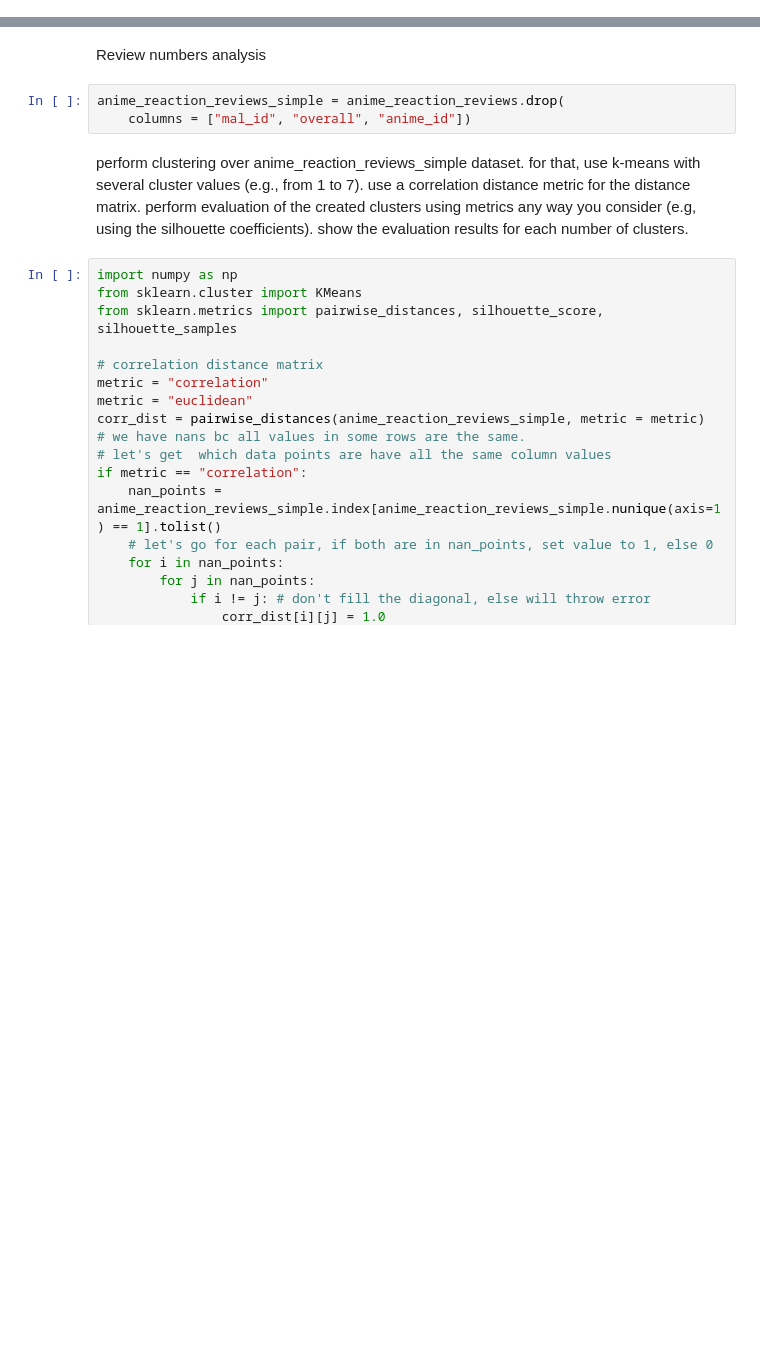
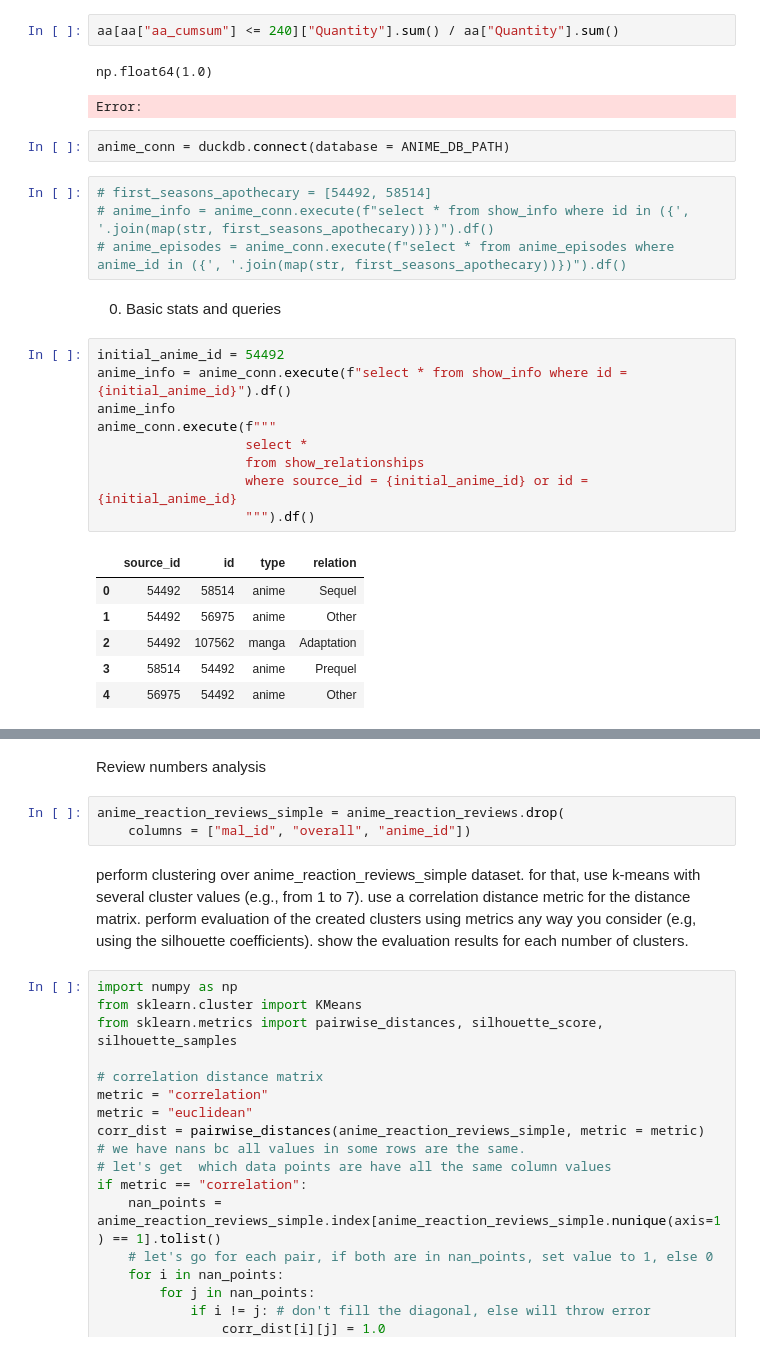
Before and after one commit to GonxaTroll/ds-log-2026, a Jupyter notebook: w04/aa.ipynb, the cells around one changed output, grey strips where cells are left out. Drawn from its saved outputs; the diff is of its cells as text; blank space fills up the shorter version.

```diff
--- a/w04/aa.ipynb
+++ b/w04/aa.ipynb
@@ -40,0 +19,29 @@ except FileNotFoundError:
+# %%
+aa[aa["aa_cumsum"] <= 240]["Quantity"].sum() / aa["Quantity"].sum()
+# %% [output]
+np.float64(1.0)
+Error:
+# %%
+anime_conn = duckdb.connect(database = ANIME_DB_PATH)
+# %%
+# first_seasons_apothecary = [54492, 58514]
+# anime_info = anime_conn.execute(f"select * from show_info where id in ({', '.join(map(str, first_seasons_apothecary))})").df()
+# anime_episodes = anime_conn.execute(f"select * from anime_episodes where anime_id in ({', '.join(map(str, first_seasons_apothecary))})").df()
+# %% [markdown]
+0. Basic stats and queries
+# %%
+initial_anime_id = 54492
+anime_info = anime_conn.execute(f"select * from show_info where id = {initial_anime_id}").df()
+anime_info
+anime_conn.execute(f"""
+                   select *
+                   from show_relationships
+                   where source_id = {initial_anime_id} or id = {initial_anime_id}
+                   """).df()
+# %% [output]
+|  | source_id | id | type | relation |
+| 0 | 54492 | 58514 | anime | Sequel |
+| 1 | 54492 | 56975 | anime | Other |
+| 2 | 54492 | 107562 | manga | Adaptation |
+| 3 | 58514 | 54492 | anime | Prequel |
+| 4 | 56975 | 54492 | anime | Other |
```
Also changed, not shown: parts of 12 cells of this notebook, 1 other file.
